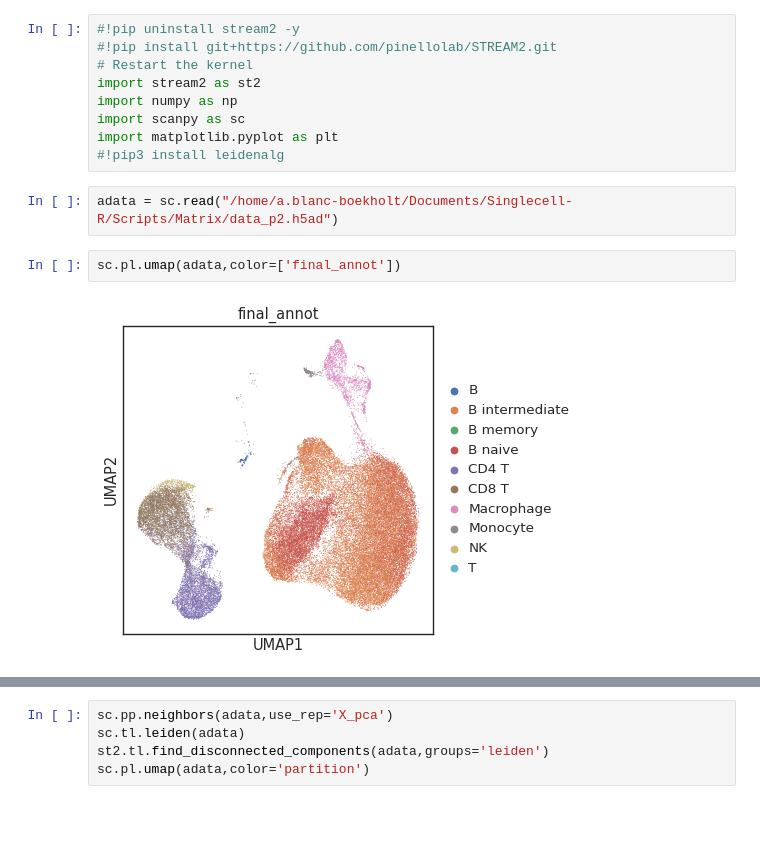
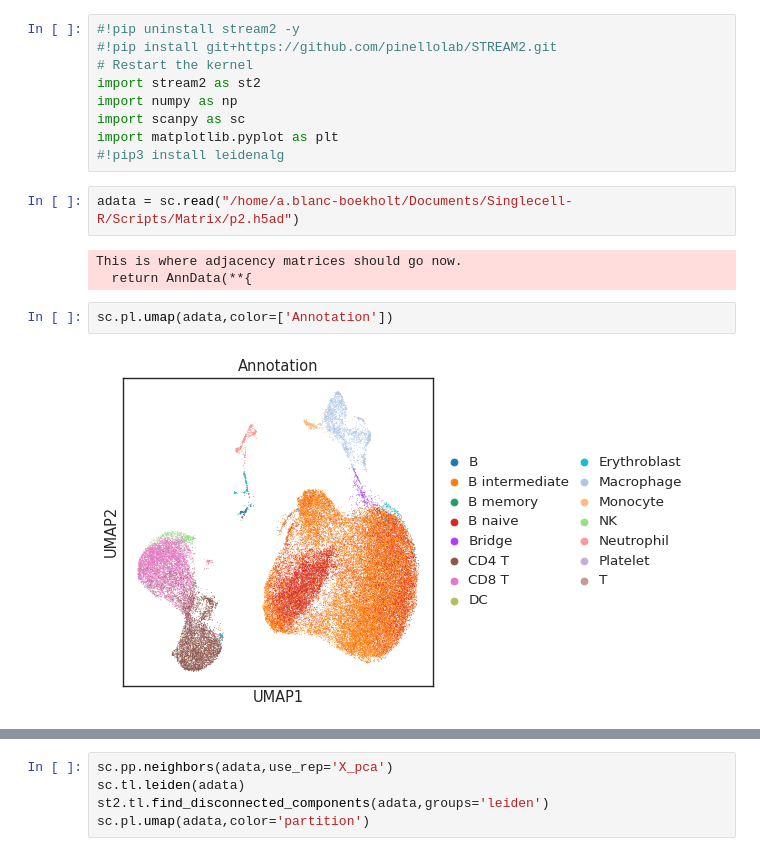
Before and after one commit to Augugustine/CITE-seq-analysis-CLL, a Jupyter notebook: 2-Analysis/Trajectory/STREAM2_patient2.ipynb, the cells around one changed output, grey strips where cells are left out. Saved outputs shown, nothing was run; the diff lists cells and outputs as text; blank space fills up the shorter version.

```diff
--- a/2-Analysis/Trajectory/STREAM2_patient2.ipynb
+++ b/2-Analysis/Trajectory/STREAM2_patient2.ipynb
@@ -12,11 +12,14 @@ import scanpy as sc
 import matplotlib.pyplot as plt
 #!pip3 install leidenalg
 # %%
-adata = sc.read("/home/a.blanc-boekholt/Documents/Singlecell-R/Scripts/Matrix/data_p2.h5ad")
+adata = sc.read("/home/a.blanc-boekholt/Documents/Singlecell-R/Scripts/Matrix/p2.h5ad")
+# %% [output]
+This is where adjacency matrices should go now.
+  return AnnData(**{
 # %%
-sc.pl.umap(adata,color=['final_annot'])
+sc.pl.umap(adata,color=['Annotation'])
 # %% [output]
-[figure, old version]
+[figure, new version]
 # %%
 adata.obsm['X_dr'] = adata.obsm['X_umap']
 st2.settings.set_figure_params(dpi=80,
```
Also changed, not shown: parts of 11 cells of this notebook, 1 other file.
